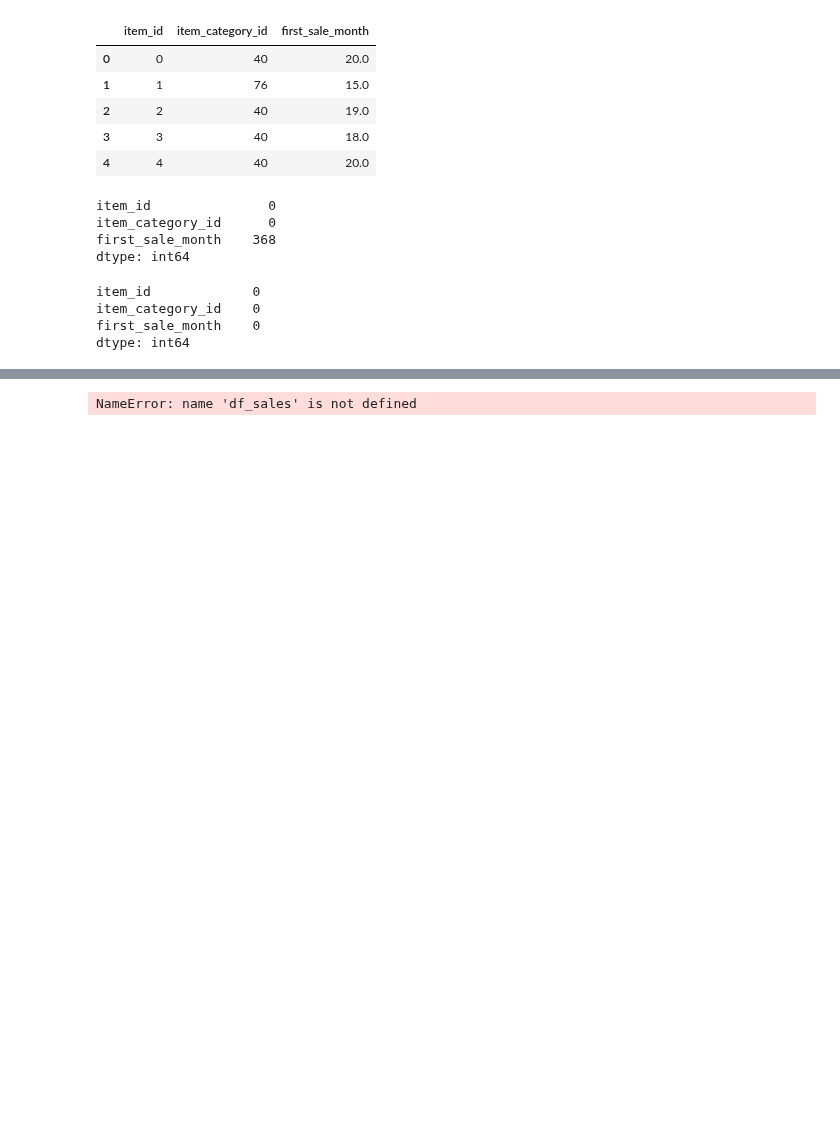
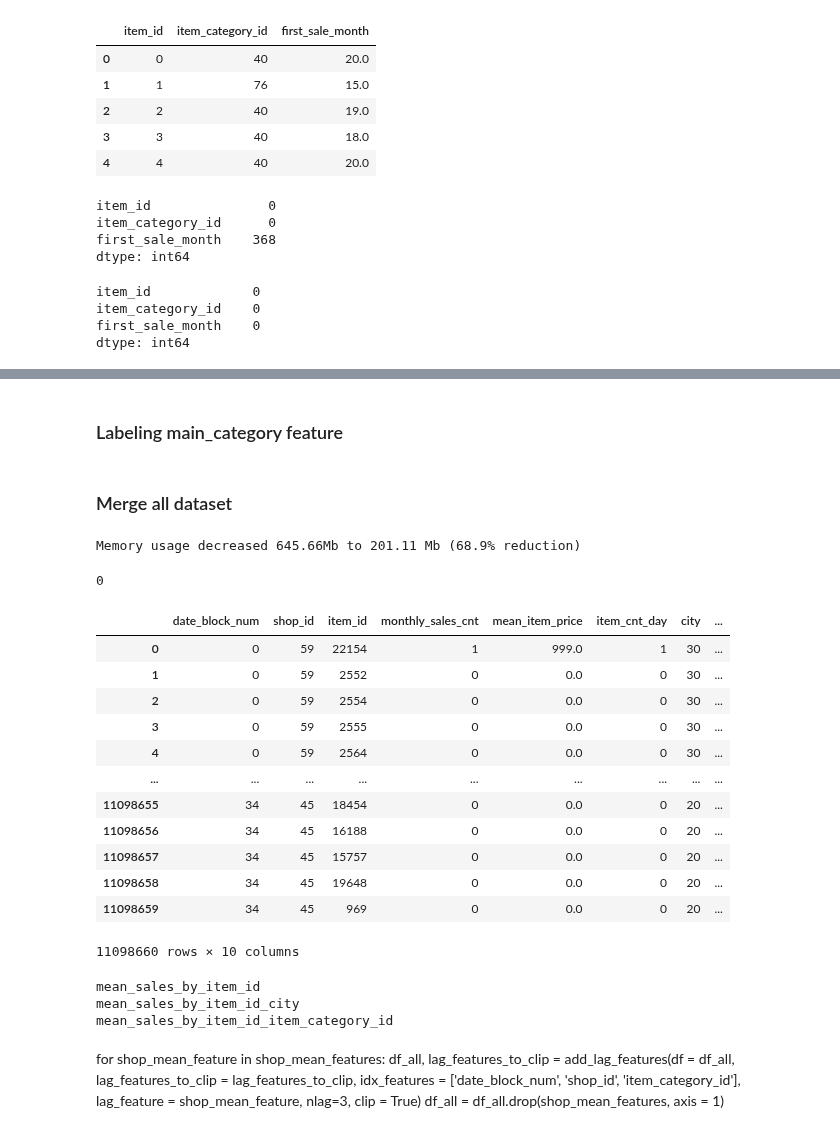
Before and after one commit to linuxias/kaggle, a Jupyter notebook: predict-future-sales/src/model/basemodel.ipynb, the cells around one changed output, grey strips where cells are left out. Drawn from its saved outputs; the diff is of its cells as text; code cells hidden in the pictures; blank space fills up the shorter version.

```diff
--- a/predict-future-sales/src/model/basemodel.ipynb
+++ b/predict-future-sales/src/model/basemodel.ipynb
@@ -125,3 +125,6 @@ item_id             0
 item_category_id    0
 first_sale_month    0
 dtype: int64
+# %%
+df_item_categories['main_category'] = df_item_categories.item_category_name.apply(lambda x : x.split()[0])
+df_item_categories['main_category'].value_counts()
@@ -127,0 +149,3 @@ dtype: int64
+# %%
+df_item_categories['main_category'] = df_item_categories.main_category.apply(lambda x : 'etc' if len(df_item_categories[df_item_categories.main_category == x]) < 5 else x)
+df_item_categories['main_category'].value_counts()
@@ -128,5 +165,14 @@ dtype: int64
+# %% [markdown]
+### Labeling main_category feature
+# %%
+label_encoder = LabelEncoder()
+df_item_categories['main_category'] = label_encoder.fit_transform(df_item_categories['main_category'])
+df_item_categories = df_item_categories.drop('item_category_name', axis = 1)
+# %% [markdown]
+### Merge all dataset
 # %%
 from itertools import product
+import gc
 
 train = []
 for i in df_sales['date_block_num'].unique():
@@ -137,9 +183,13 @@ for i in df_sales['date_block_num'].unique():
 idx_features = ['date_block_num', 'shop_id', 'item_id']
 df_train = pd.DataFrame(np.vstack(train), columns = idx_features)
 
-group = df_sales.groupby(idx_features).agg({'item_cnt_day': 'sum'}).reset_index()
-group.rename(columns = {'item_cnt_day':'monthly_sales_cnt'}, inplace = True)
+group = df_sales.groupby(idx_features).agg({'item_cnt_day': 'sum', 'item_price':'mean'}).reset_index()
+group.rename(columns = {'item_cnt_day':'monthly_sales_cnt', 'item_price':'mean_item_price'}, inplace = True)
+df_train = df_train.merge(group, on=idx_features, how = 'left')
 
+group = df_sales.groupby(idx_features).agg({'item_cnt_day': 'count'})
+group = group.reset_index()
+group.rename(columns = {'item_cnt_day': 'item_sale_cnt'})
 df_train = df_train.merge(group, on=idx_features, how = 'left')
 
 df_test['date_block_num'] = 34
@@ -152,14 +202,9 @@ df_all = df_all.merge(df_shops, on = 'shop_id', how = 'left')
 df_all = df_all.merge(df_items, on = 'item_id', how = 'left')
 df_all = df_all.merge(df_item_categories, on = 'item_category_id', how = 'left')
 
-df_all = df_all.drop(['shop_name', 'item_name', 'item_category_name'], axis = 1)
-
-# Split train and test
-df_train = df_all[df_all['date_block_num'] < 34]
-df_test = df_all[df_all['date_block_num'] == 34]
-df_test.drop(['monthly_sales_cnt'], axis = 1, inplace = True)
-
-print(df_train.head())
-print(df_test.head())
+df_all = downcast(df_all)
+del df_shops, df_items, df_item_categories
+gc.collect()
 # %% [output]
-NameError: name 'df_sales' is not defined
+Memory usage decreased 645.66Mb to 201.11 Mb (68.9% reduction)
+0
@@ -165,0 +232,33 @@ NameError: name 'df_sales' is not defined
+# %%
+df_all
+# %% [output]
+|  | date_block_num | shop_id | item_id | monthly_sales_cnt | mean_item_price | item_cnt_day | city | ... |
+| 0 | 0 | 59 | 22154 | 1 | 999.0 | 1 | 30 | ... |
+| 1 | 0 | 59 | 2552 | 0 | 0.0 | 0 | 30 | ... |
+| 2 | 0 | 59 | 2554 | 0 | 0.0 | 0 | 30 | ... |
+| 3 | 0 | 59 | 2555 | 0 | 0.0 | 0 | 30 | ... |
+| 4 | 0 | 59 | 2564 | 0 | 0.0 | 0 | 30 | ... |
+| ... | ... | ... | ... | ... | ... | ... | ... | ... |
+| 11098655 | 34 | 45 | 18454 | 0 | 0.0 | 0 | 20 | ... |
+| 11098656 | 34 | 45 | 16188 | 0 | 0.0 | 0 | 20 | ... |
+| 11098657 | 34 | 45 | 15757 | 0 | 0.0 | 0 | 20 | ... |
+| 11098658 | 34 | 45 | 19648 | 0 | 0.0 | 0 | 20 | ... |
+| 11098659 | 34 | 45 | 969 | 0 | 0.0 | 0 | 20 | ... |
+11098660 rows × 10 columns
+# %%
+item_mean_features = []
+df_all, item_mean_features = add_mean_features(df = df_all,
+                                              mean_features = item_mean_features,
+                                              idx_features=['date_block_num', 'item_id'])
+df_all, item_mean_features = add_mean_features(df = df_all,
+                                              mean_features = item_mean_features,
+                                              idx_features=['date_block_num', 'item_id', 'city'])
+
+shop_mean_features = []
+df_all, shop_mean_features = add_mean_features(df = df_all,
+                                              mean_features = shop_mean_features,
+                                              idx_features=['date_block_num', 'item_id', 'item_category_id'])
+# %% [output]
+mean_sales_by_item_id
+mean_sales_by_item_id_city
+mean_sales_by_item_id_item_category_id
@@ -165,0 +314,9 @@ NameError: name 'df_sales' is not defined
+# %% [markdown]
+for shop_mean_feature in shop_mean_features:
+    df_all, lag_features_to_clip = add_lag_features(df = df_all,
+                                                lag_features_to_clip = lag_features_to_clip,
+                                                idx_features = ['date_block_num', 'shop_id', 'item_category_id'],
+                                                lag_feature = shop_mean_feature,
+                                                nlag=3,
+                                                clip = True)
+df_all = df_all.drop(shop_mean_features, axis = 1)
```
Also changed, not shown: parts of 15 cells of this notebook.
